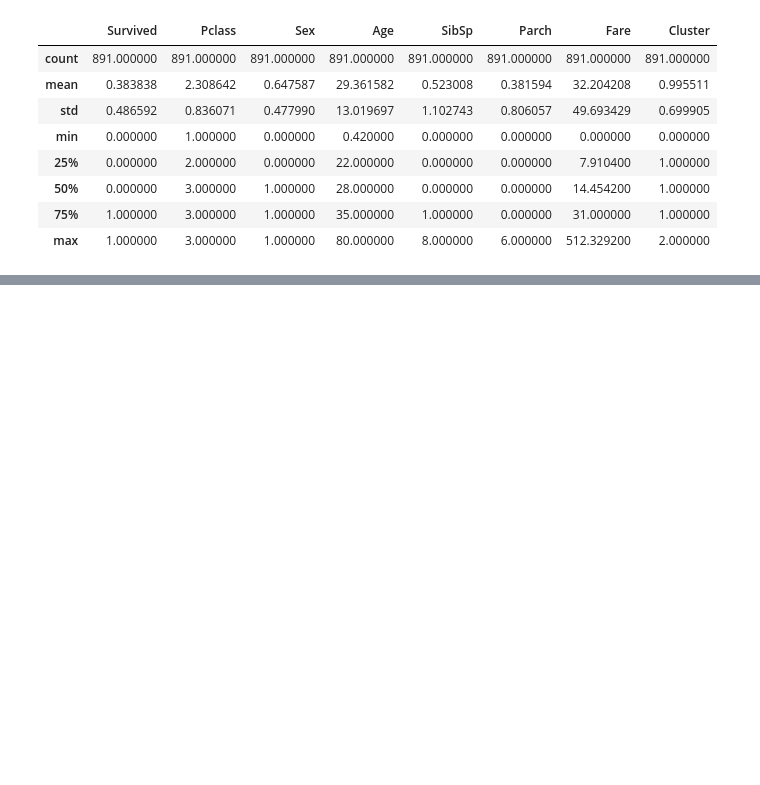
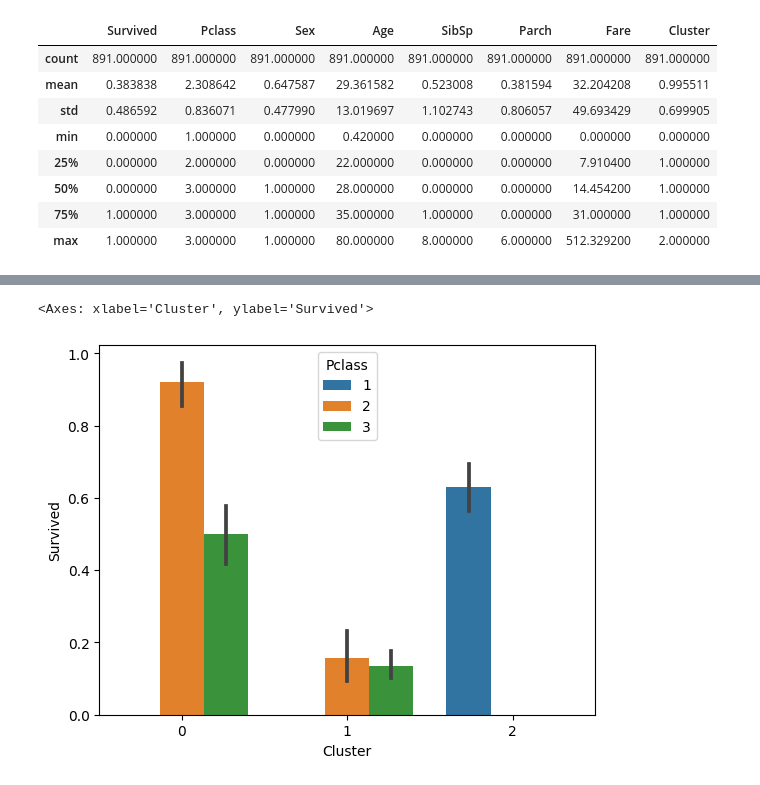
Before and after one commit to instrutordanilo/KmeansTitanic, a Jupyter notebook: Final_K_means_Tinatic.ipynb, the cells around one changed output, grey strips where cells are left out. Cells and saved outputs as stored; diff of their text form; code cells hidden in the pictures; blank space fills up the shorter version.

```diff
--- a/Final_K_means_Tinatic.ipynb
+++ b/Final_K_means_Tinatic.ipynb
@@ -170,0 +177,5 @@ treino.describe()
+# %%
+sns.barplot(x='Cluster', y='Survived',hue="Pclass", data=treino)
+# %% [output]
+<Axes: xlabel='Cluster', ylabel='Survived'>
+[figure, added]
```
Also changed, not shown: parts of 3 cells of this notebook.
